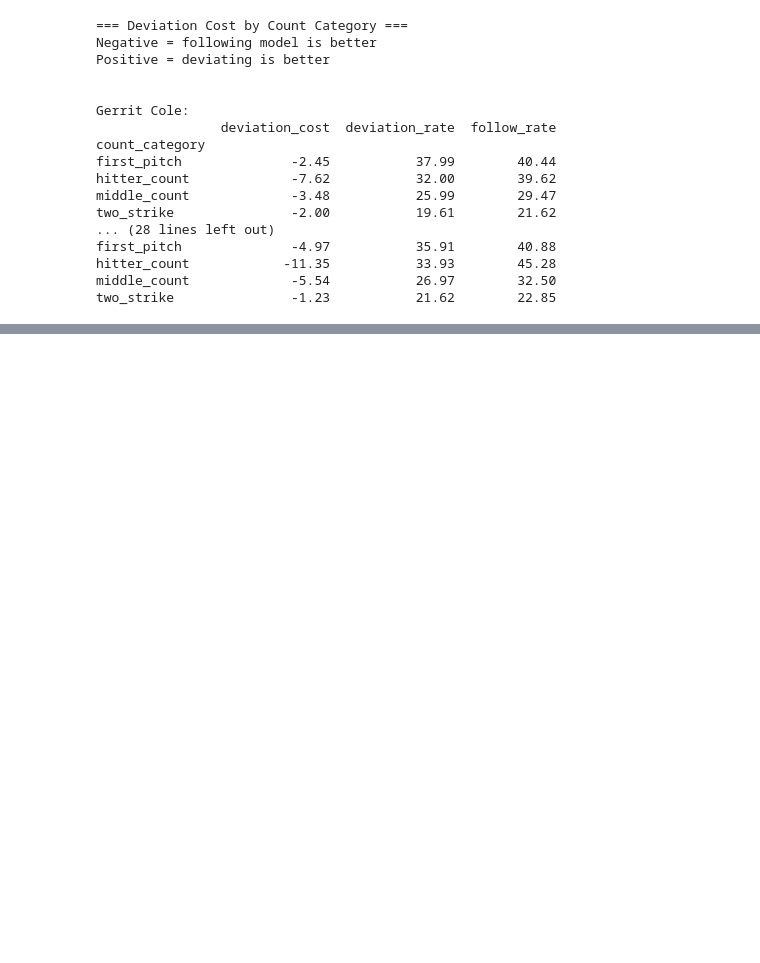
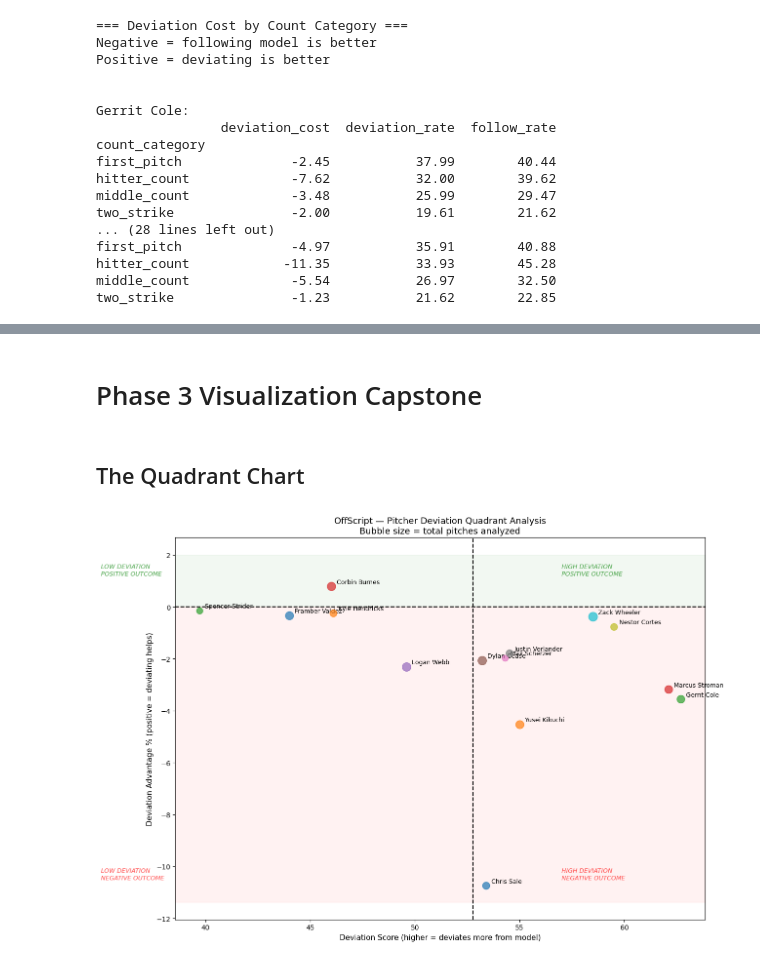
Before and after one commit to PG-23/OffScript, a Jupyter notebook: notebooks/06_deviation_analysis.ipynb, the cells around one changed output, grey strips where cells are left out. Cells and saved outputs as stored; diff of their text form; code cells hidden in the pictures; blank space fills up the shorter version.

Commit message:
Phase 3 complete: Quadrant analysis, two strike comparison, hitter count vulnerability

```diff
--- a/notebooks/06_deviation_analysis.ipynb
+++ b/notebooks/06_deviation_analysis.ipynb
@@ -854,0 +1009,54 @@ two_strike               -1.23           21.62        22.85
+# %% [markdown]
+# Phase 3 Visualization Capstone
+# %% [markdown]
+## The Quadrant Chart
+# %%
+fig, ax = plt.subplots(figsize=(13, 9))
+
+# Plot each pitcher as a point
+for _, row in pitcher_profiles.iterrows():
+    ax.scatter(row['deviation_score'], row['deviation_advantage'],
+              s=row['total_pitches'] / 40,
+              alpha=0.7,
+              zorder=5)
+    ax.annotate(row['pitcher_name'],
+               (row['deviation_score'], row['deviation_advantage']),
+               textcoords="offset points",
+               xytext=(8, 4),
+               fontsize=9)
+
+# Quadrant lines
+avg_dev_score = pitcher_profiles['deviation_score'].mean()
+ax.axhline(y=0, color='black', linewidth=1.5, linestyle='--')
+ax.axvline(x=avg_dev_score, color='black', linewidth=1.5, linestyle='--')
+
+# Quadrant labels
+ax.text(35, 1.2, 'LOW DEVIATION\nPOSITIVE OUTCOME',
+        fontsize=9, color='green', alpha=0.7, style='italic')
+ax.text(57, 1.2, 'HIGH DEVIATION\nPOSITIVE OUTCOME',
+        fontsize=9, color='green', alpha=0.7, style='italic')
+ax.text(35, -10.5, 'LOW DEVIATION\nNEGATIVE OUTCOME',
+        fontsize=9, color='red', alpha=0.7, style='italic')
+ax.text(57, -10.5, 'HIGH DEVIATION\nNEGATIVE OUTCOME',
+        fontsize=9, color='red', alpha=0.7, style='italic')
+
+# Shading
+ax.axhspan(0, ax.get_ylim()[1] if ax.get_ylim()[1] > 2 else 2,
+           alpha=0.05, color='green')
+ax.axhspan(ax.get_ylim()[0] if ax.get_ylim()[0] < -1 else -12,
+           0, alpha=0.05, color='red')
+
+ax.set_xlabel("Deviation Score (higher = deviates more from model)",
+              fontsize=11)
+ax.set_ylabel("Deviation Advantage % (positive = deviating helps)",
+              fontsize=11)
+ax.set_title("OffScript — Pitcher Deviation Quadrant Analysis\n"
+             "Bubble size = total pitches analyzed",
+             fontsize=13)
+
+plt.tight_layout()
+plt.savefig('../reports/figures/deviation_quadrant.png',
+            dpi=150, bbox_inches='tight')
+plt.show()
+# %% [output]
+[figure, added]
```
Also changed, not shown: parts of 10 cells of this notebook, 2 other files.
